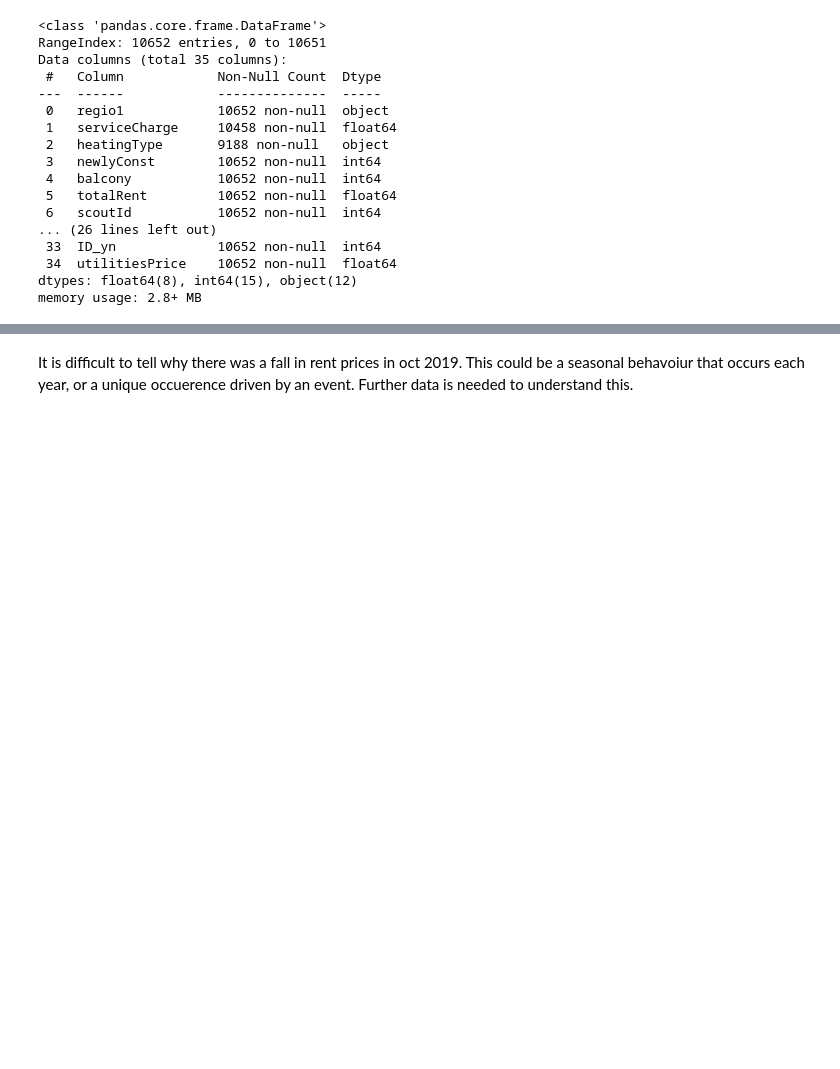
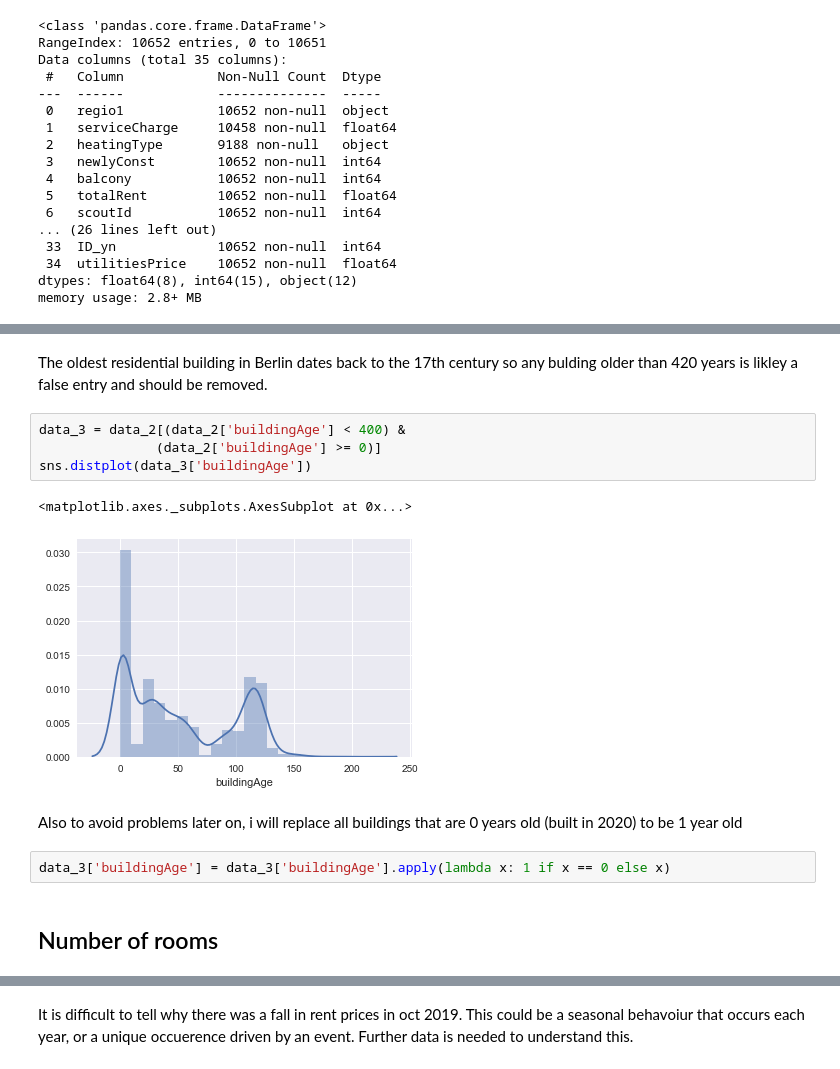
Before and after one commit to moe221/Apartment_price_ML, a Jupyter notebook: EDA.ipynb, the cells around one changed output, grey strips where cells are left out. Saved outputs shown, nothing was run; the diff lists cells and outputs as text; blank space fills up the shorter version.

Commit message:
upload eda and model building code

```diff
--- a/EDA.ipynb
+++ b/EDA.ipynb
@@ -95 +245,16 @@ We need to take a closer look at the outliers to see if they are incorrect entri
+# %% [markdown]
+The oldest residential building in Berlin dates back to the 17th century so any bulding older than 420 years is likley a false entry and should be removed.
+# %%
+data_3 = data_2[(data_2['buildingAge'] < 400) &
+               (data_2['buildingAge'] >= 0)]
+sns.distplot(data_3['buildingAge'])
+# %% [output]
+<matplotlib.axes._subplots.AxesSubplot at 0x...>
+[figure, added]
+# %% [markdown]
+Also to avoid problems later on, i will replace all buildings that are 0 years old (built in 2020) to be 1 year old
+# %%
+data_3['buildingAge'] = data_3['buildingAge'].apply(lambda x: 1 if x == 0 else x)
+# %% [markdown]
+## Number of rooms
 # %%
```
Also changed, not shown: parts of 84 cells of this notebook, 13 other files.
